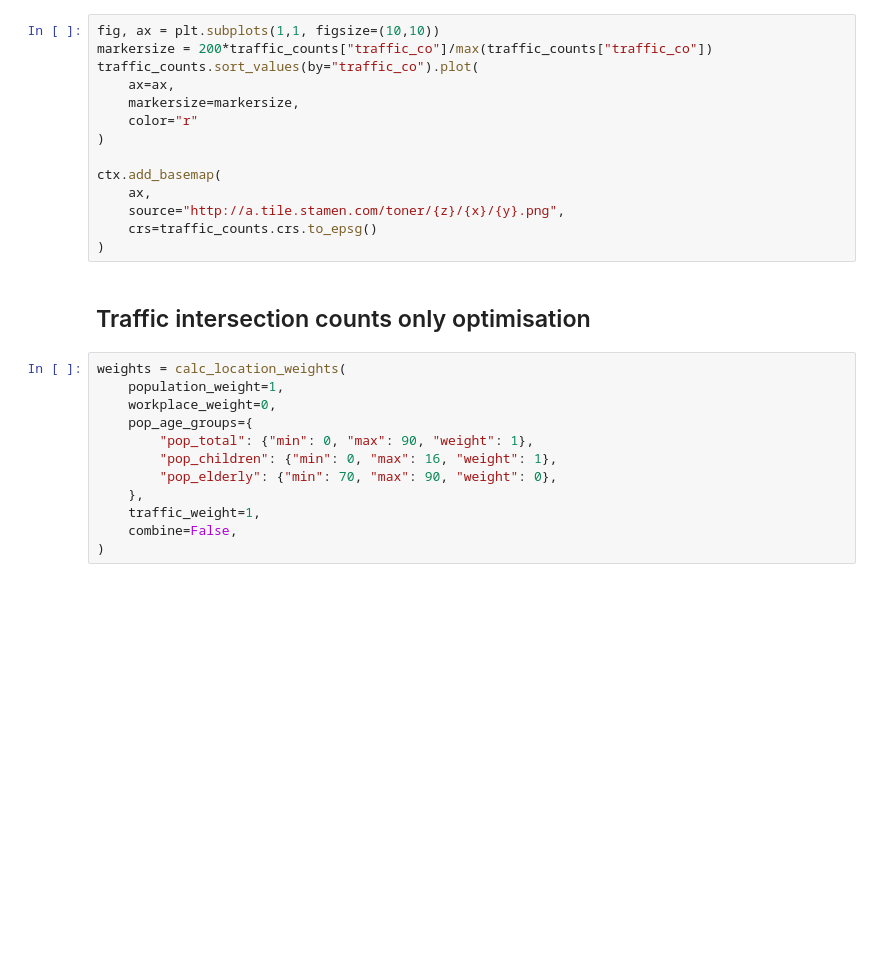
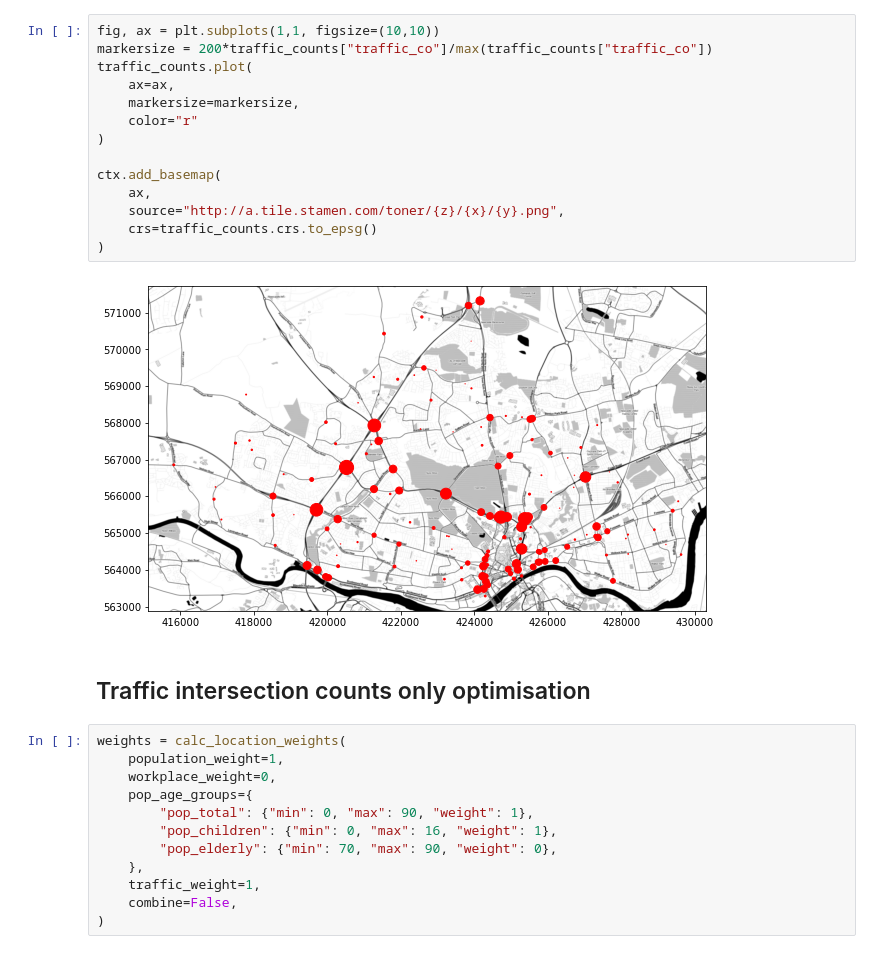
Before and after one commit to alan-turing-institute/spatial-inequality, a Jupyter notebook: notebooks/traffic_counts.ipynb, the cells around one changed output. Cells and saved outputs as stored; diff of their text form; blank space fills up the shorter version.

```diff
--- a/notebooks/traffic_counts.ipynb
+++ b/notebooks/traffic_counts.ipynb
@@ -15,17 +37,19 @@ traffic_counts["traffic_co"].describe()
 # %%
 fig, ax = plt.subplots(1,1, figsize=(10,10))
 markersize = 200*traffic_counts["traffic_co"]/max(traffic_counts["traffic_co"])
-traffic_counts.sort_values(by="traffic_co").plot(
+traffic_counts.plot(
     ax=ax,
     markersize=markersize,
     color="r"
 )
 
 ctx.add_basemap(
     ax,
     source="http://a.tile.stamen.com/toner/{z}/{x}/{y}.png",
     crs=traffic_counts.crs.to_epsg()
 )
+# %% [output]
+[figure, added]
 # %% [markdown]
 ## Traffic intersection counts only optimisation
 # %%
```
Also changed, not shown: parts of 35 cells of this notebook.
